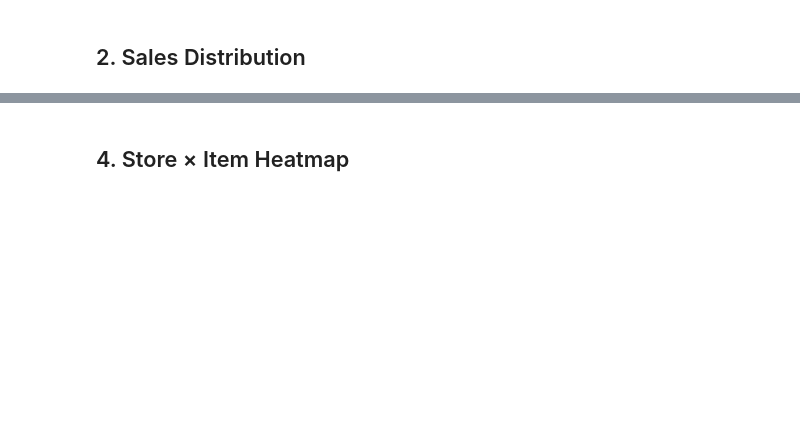
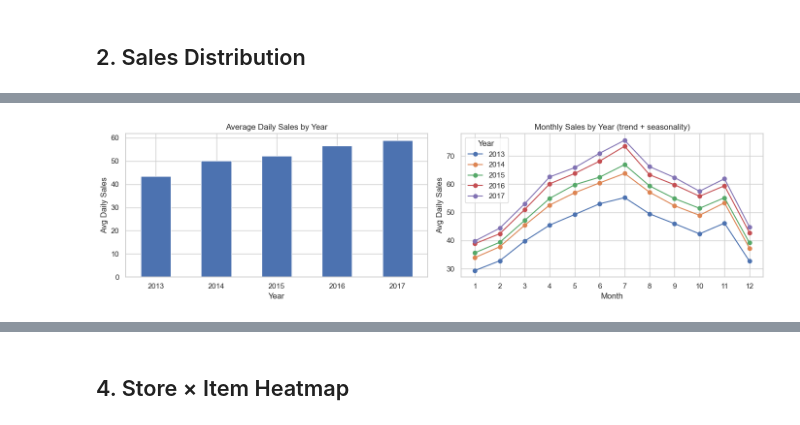
Before and after one commit to dominickyacono/ml-foundations-project, a Jupyter notebook: notebooks/01_eda.ipynb, the cells around one changed output, grey strips where cells are left out. Cells and saved outputs as stored; diff of their text form; code cells hidden in the pictures; blank space fills up the shorter version.

```diff
--- a/notebooks/01_eda.ipynb
+++ b/notebooks/01_eda.ipynb
@@ -58,0 +184,28 @@ plt.show()
+# %%
+# --- Year-over-year trend ---
+df['year'] = df['date'].dt.year
+yearly_avg = df.groupby('year')['sales'].mean()
+
+fig, axes = plt.subplots(1, 2, figsize=(14, 4))
+
+yearly_avg.plot(kind='bar', color=BLUE, edgecolor='white', ax=axes[0])
+axes[0].set_title('Average Daily Sales by Year')
+axes[0].set_xlabel('Year')
+axes[0].set_ylabel('Avg Daily Sales')
+axes[0].tick_params(axis='x', rotation=0)
+
+# Monthly sales, coloured by year
+for year, grp in df.groupby('year'):
+    monthly = grp.groupby('month')['sales'].mean()
+    axes[1].plot(monthly.index, monthly.values, marker='o', label=str(year))
+axes[1].set_title('Monthly Sales by Year (trend + seasonality)')
+axes[1].set_xlabel('Month')
+axes[1].set_ylabel('Avg Daily Sales')
+axes[1].legend(title='Year')
+axes[1].set_xticks(range(1, 13))
+
+plt.tight_layout()
+plt.savefig('../results/eda_yearly_trend.png', dpi=150)
+plt.show()
+# %% [output]
+[figure, added]
```
Also changed, not shown: parts of 32 cells of this notebook, 11 other files.
